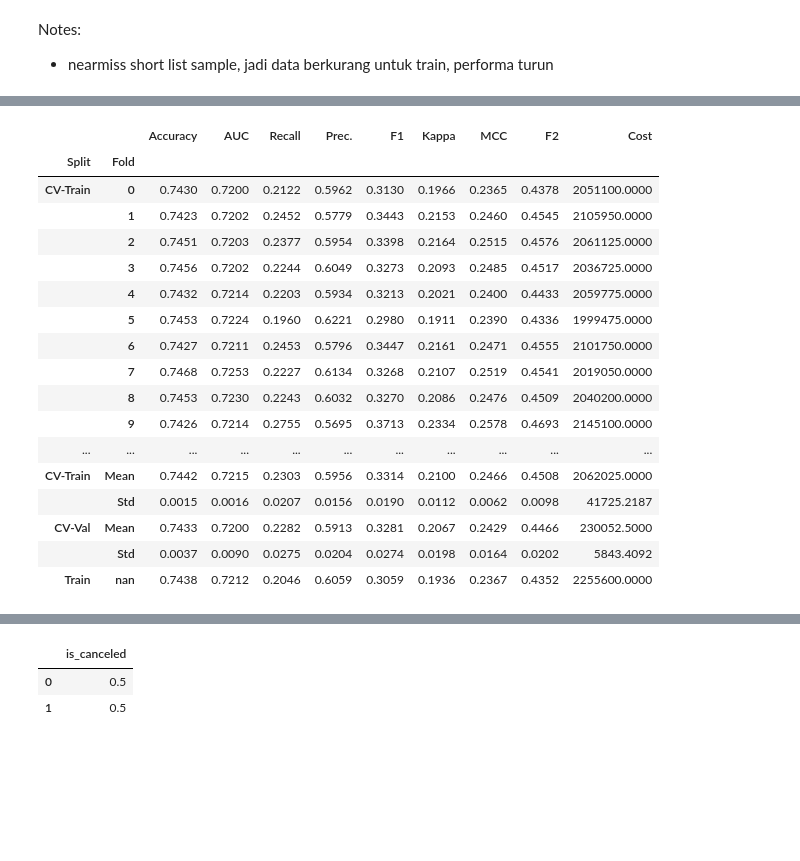
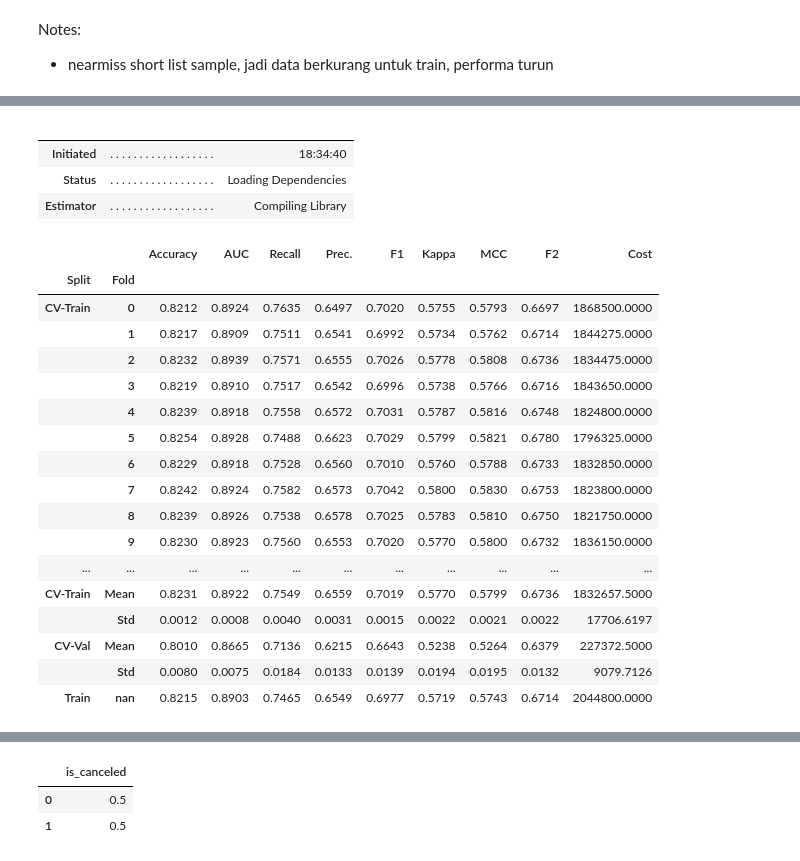
Before and after one commit to garudapaksi-yusuf/Hotel_Booking_Demand, a Jupyter notebook: Hotel_Booking_Demand_Part_2.ipynb, the cells around one changed output, grey strips where cells are left out. Saved outputs shown, nothing was run; the diff lists cells and outputs as text; code cells hidden in the pictures; blank space fills up the shorter version.

```diff
--- a/Hotel_Booking_Demand_Part_2.ipynb
+++ b/Hotel_Booking_Demand_Part_2.ipynb
@@ -1513,7 +1513,7 @@ Notes:
 
 * nearmiss short list sample, jadi data berkurang untuk train, performa turun
 # %%
-# Assigning 'Naive Bayes' as experimentation model
-experiment5_model = experiment5.create_model(estimator='nb',
+# Assigning 'Light Gradient Boosting Machine' as experimentation model
+experiment5_model = experiment5.create_model(estimator='lightgbm',
                                              return_train_score=True) # Showing cross-validation score
 # %% [output]
@@ -1521,21 +1520,26 @@ experiment5_model = experiment5.create_model(estimator='nb',
-|  |  | Accuracy | AUC | Recall | Prec. | F1 | Kappa | MCC | F2 | Cost |
-| Split | Fold |  |  |  |  |  |  |  |  |  |
-| CV-Train | 0 | 0.7430 | 0.7200 | 0.2122 | 0.5962 | 0.3130 | 0.1966 | 0.2365 | 0.4378 | 2051100.0000 |
-|  | 1 | 0.7423 | 0.7202 | 0.2452 | 0.5779 | 0.3443 | 0.2153 | 0.2460 | 0.4545 | 2105950.0000 |
-|  | 2 | 0.7451 | 0.7203 | 0.2377 | 0.5954 | 0.3398 | 0.2164 | 0.2515 | 0.4576 | 2061125.0000 |
-|  | 3 | 0.7456 | 0.7202 | 0.2244 | 0.6049 | 0.3273 | 0.2093 | 0.2485 | 0.4517 | 2036725.0000 |
-|  | 4 | 0.7432 | 0.7214 | 0.2203 | 0.5934 | 0.3213 | 0.2021 | 0.2400 | 0.4433 | 2059775.0000 |
-|  | 5 | 0.7453 | 0.7224 | 0.1960 | 0.6221 | 0.2980 | 0.1911 | 0.2390 | 0.4336 | 1999475.0000 |
-|  | 6 | 0.7427 | 0.7211 | 0.2453 | 0.5796 | 0.3447 | 0.2161 | 0.2471 | 0.4555 | 2101750.0000 |
-|  | 7 | 0.7468 | 0.7253 | 0.2227 | 0.6134 | 0.3268 | 0.2107 | 0.2519 | 0.4541 | 2019050.0000 |
-|  | 8 | 0.7453 | 0.7230 | 0.2243 | 0.6032 | 0.3270 | 0.2086 | 0.2476 | 0.4509 | 2040200.0000 |
-|  | 9 | 0.7426 | 0.7214 | 0.2755 | 0.5695 | 0.3713 | 0.2334 | 0.2578 | 0.4693 | 2145100.0000 |
-| ... | ... | ... | ... | ... | ... | ... | ... | ... | ... | ... |
-| CV-Train | Mean | 0.7442 | 0.7215 | 0.2303 | 0.5956 | 0.3314 | 0.2100 | 0.2466 | 0.4508 | 2062025.0000 |
-|  | Std | 0.0015 | 0.0016 | 0.0207 | 0.0156 | 0.0190 | 0.0112 | 0.0062 | 0.0098 | 41725.2187 |
-| CV-Val | Mean | 0.7433 | 0.7200 | 0.2282 | 0.5913 | 0.3281 | 0.2067 | 0.2429 | 0.4466 | 230052.5000 |
-|  | Std | 0.0037 | 0.0090 | 0.0275 | 0.0204 | 0.0274 | 0.0198 | 0.0164 | 0.0202 | 5843.4092 |
-| Train | nan | 0.7438 | 0.7212 | 0.2046 | 0.6059 | 0.3059 | 0.1936 | 0.2367 | 0.4352 | 2255600.0000 |
+|  |  |  |
+|  |  |  |
+| Initiated | . . . . . . . . . . . . . . . . . . | 18:34:40 |
+| Status | . . . . . . . . . . . . . . . . . . | Loading Dependencies |
+| Estimator | . . . . . . . . . . . . . . . . . . | Compiling Library |
+|  |  | Accuracy | AUC | Recall | Prec. | F1 | Kappa | MCC | F2 | Cost |
+| Split | Fold |  |  |  |  |  |  |  |  |  |
+| CV-Train | 0 | 0.8212 | 0.8924 | 0.7635 | 0.6497 | 0.7020 | 0.5755 | 0.5793 | 0.6697 | 1868500.0000 |
+|  | 1 | 0.8217 | 0.8909 | 0.7511 | 0.6541 | 0.6992 | 0.5734 | 0.5762 | 0.6714 | 1844275.0000 |
+|  | 2 | 0.8232 | 0.8939 | 0.7571 | 0.6555 | 0.7026 | 0.5778 | 0.5808 | 0.6736 | 1834475.0000 |
+|  | 3 | 0.8219 | 0.8910 | 0.7517 | 0.6542 | 0.6996 | 0.5738 | 0.5766 | 0.6716 | 1843650.0000 |
+|  | 4 | 0.8239 | 0.8918 | 0.7558 | 0.6572 | 0.7031 | 0.5787 | 0.5816 | 0.6748 | 1824800.0000 |
+|  | 5 | 0.8254 | 0.8928 | 0.7488 | 0.6623 | 0.7029 | 0.5799 | 0.5821 | 0.6780 | 1796325.0000 |
+|  | 6 | 0.8229 | 0.8918 | 0.7528 | 0.6560 | 0.7010 | 0.5760 | 0.5788 | 0.6733 | 1832850.0000 |
+|  | 7 | 0.8242 | 0.8924 | 0.7582 | 0.6573 | 0.7042 | 0.5800 | 0.5830 | 0.6753 | 1823800.0000 |
+|  | 8 | 0.8239 | 0.8926 | 0.7538 | 0.6578 | 0.7025 | 0.5783 | 0.5810 | 0.6750 | 1821750.0000 |
+|  | 9 | 0.8230 | 0.8923 | 0.7560 | 0.6553 | 0.7020 | 0.5770 | 0.5800 | 0.6732 | 1836150.0000 |
+| ... | ... | ... | ... | ... | ... | ... | ... | ... | ... | ... |
+| CV-Train | Mean | 0.8231 | 0.8922 | 0.7549 | 0.6559 | 0.7019 | 0.5770 | 0.5799 | 0.6736 | 1832657.5000 |
+|  | Std | 0.0012 | 0.0008 | 0.0040 | 0.0031 | 0.0015 | 0.0022 | 0.0021 | 0.0022 | 17706.6197 |
+| CV-Val | Mean | 0.8010 | 0.8665 | 0.7136 | 0.6215 | 0.6643 | 0.5238 | 0.5264 | 0.6379 | 227372.5000 |
+|  | Std | 0.0080 | 0.0075 | 0.0184 | 0.0133 | 0.0139 | 0.0194 | 0.0195 | 0.0132 | 9079.7126 |
+| Train | nan | 0.8215 | 0.8903 | 0.7465 | 0.6549 | 0.6977 | 0.5719 | 0.5743 | 0.6714 | 2044800.0000 |
 # %%
 # Showing model's applied parameter
 experiment5.plot_model(estimator=experiment5_model, plot='parameter')
```
Also changed, not shown: parts of 41 cells of this notebook.
